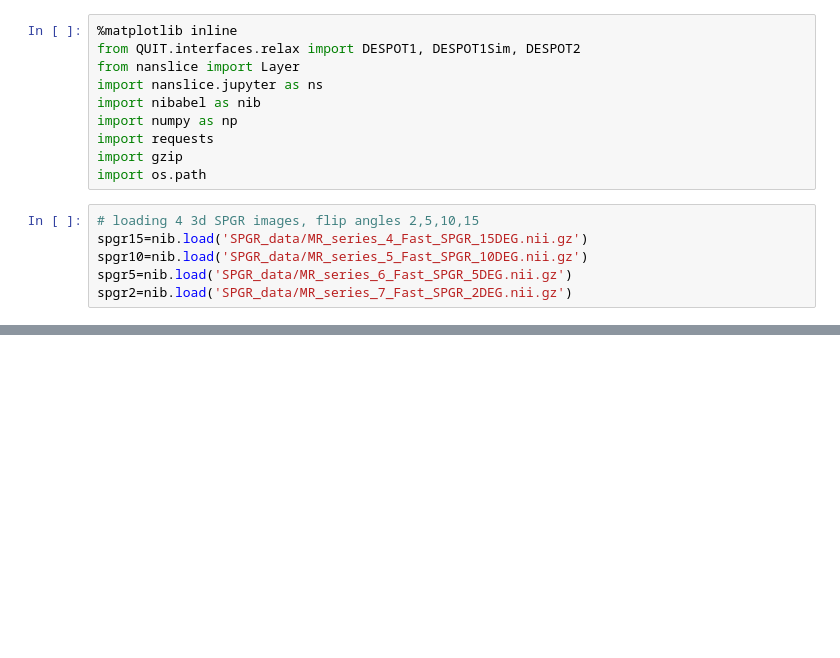
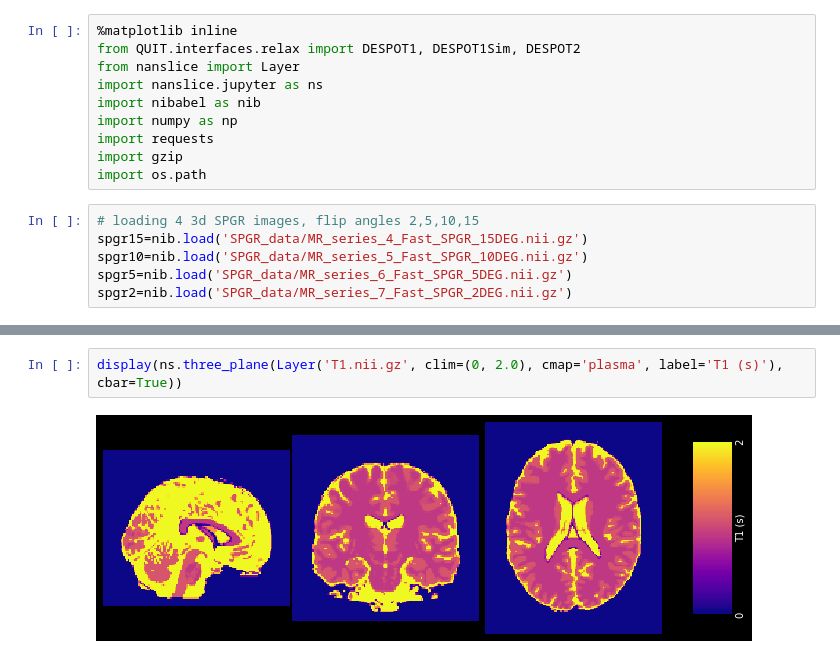
Before and after one commit to spinicist/QUIT, a Jupyter notebook: Python/Trying T1 mapping with QUIT.ipynb, the cells around one changed output, grey strips where cells are left out. Cells and saved outputs as stored; diff of their text form; blank space fills up the shorter version.

```diff
--- a/Python/Trying T1 mapping with QUIT.ipynb
+++ b/Python/Trying T1 mapping with QUIT.ipynb
@@ -23,0 +34,4 @@ NameError: name 'd1seq' is not defined
+# %%
+display(ns.three_plane(Layer('T1.nii.gz', clim=(0, 2.0), cmap='plasma', label='T1 (s)'), cbar=True))
+# %% [output]
+[figure, added]
```
Also changed, not shown: parts of 5 cells of this notebook.
